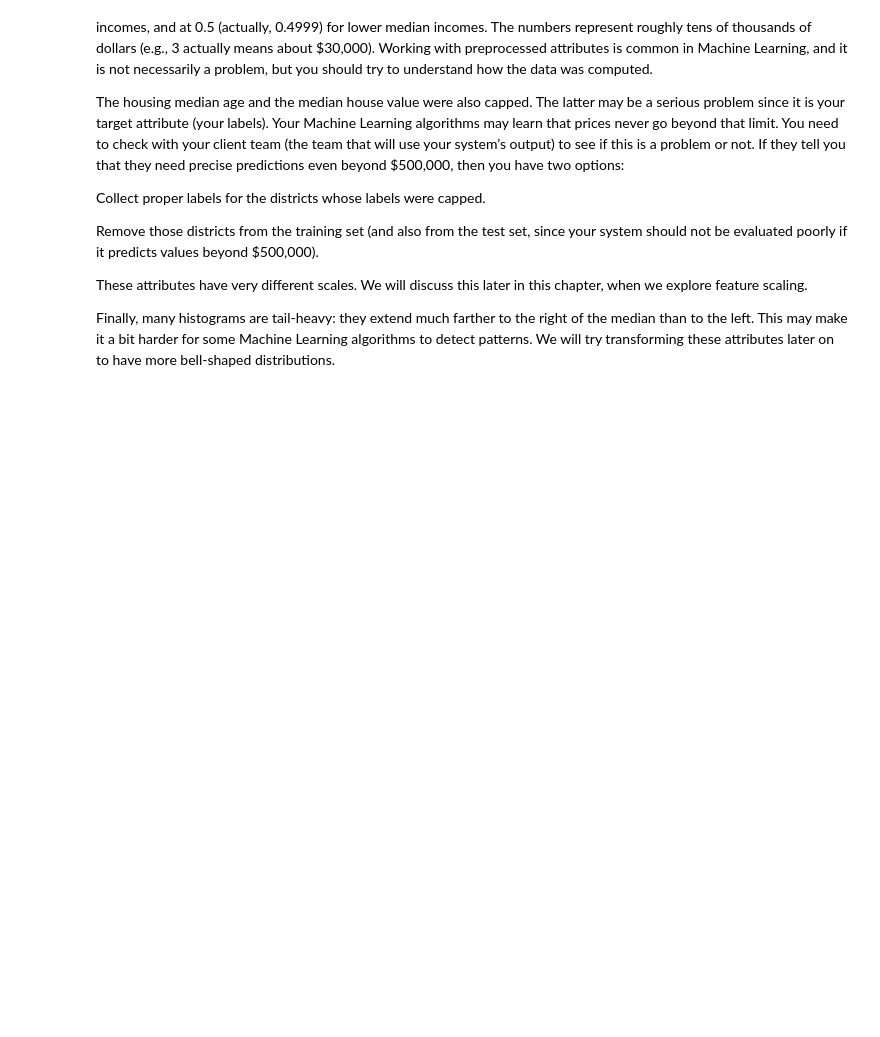
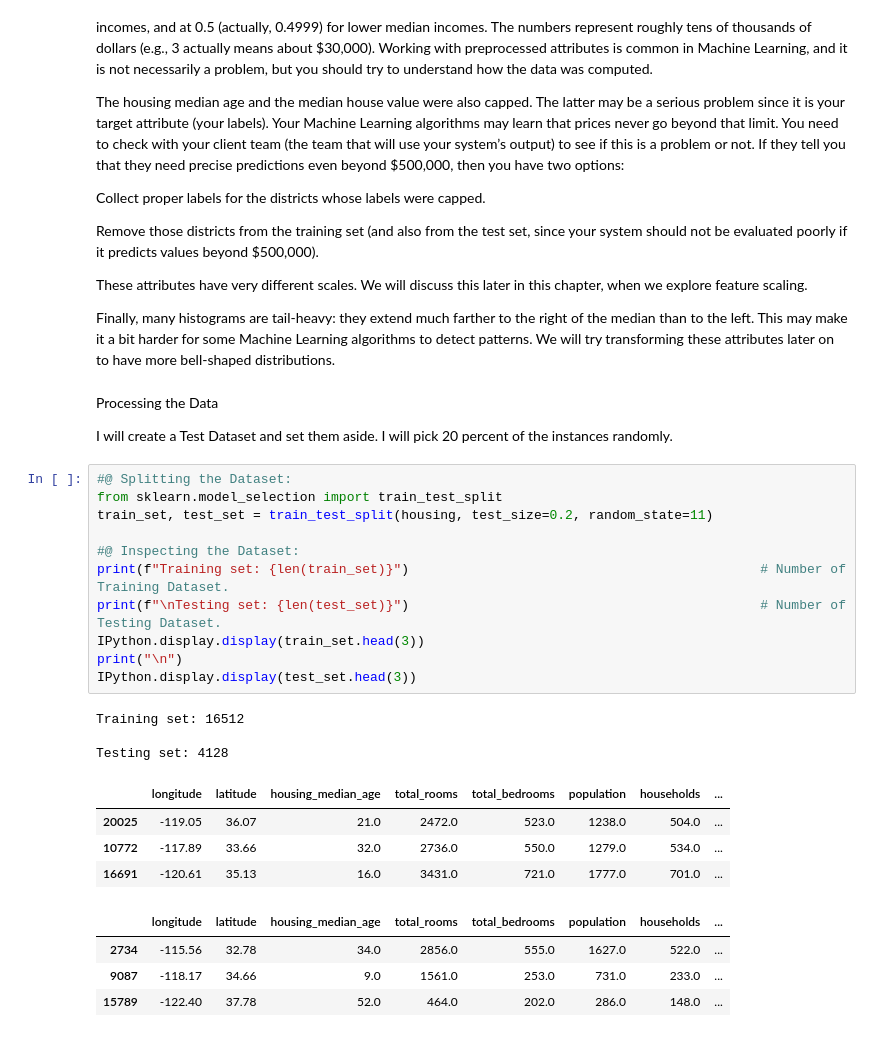
Before and after one commit to andysingal/CaliforniaHousing_Prices, a Jupyter notebook: Cali_house.ipynb, the cells around one changed output. Saved outputs shown, nothing was run; the diff lists cells and outputs as text; blank space fills up the shorter version.

```diff
--- a/Cali_house.ipynb
+++ b/Cali_house.ipynb
@@ -222,3 +223,30 @@ Remove those districts from the training set (and also from the test set, since
 These attributes have very different scales. We will discuss this later in this chapter, when we explore feature scaling.
 
 Finally, many histograms are tail-heavy: they extend much farther to the right of the median than to the left. This may make it a bit harder for some Machine Learning algorithms to detect patterns. We will try transforming these attributes later on to have more bell-shaped distributions.
+# %% [markdown]
+Processing the Data
+
+I will create a Test Dataset and set them aside. I will pick 20 percent of the instances randomly.
+# %%
+#@ Splitting the Dataset:
+from sklearn.model_selection import train_test_split
+train_set, test_set = train_test_split(housing, test_size=0.2, random_state=11)
+
+#@ Inspecting the Dataset:
+print(f"Training set: {len(train_set)}")                                             # Number of Training Dataset.
+print(f"\nTesting set: {len(test_set)}")                                             # Number of Testing Dataset.
+IPython.display.display(train_set.head(3))
+print("\n")
+IPython.display.display(test_set.head(3))
+# %% [output]
+Training set: 16512
+
+Testing set: 4128
+|  | longitude | latitude | housing_median_age | total_rooms | total_bedrooms | population | households | ... |
+| 20025 | -119.05 | 36.07 | 21.0 | 2472.0 | 523.0 | 1238.0 | 504.0 | ... |
+| 10772 | -117.89 | 33.66 | 32.0 | 2736.0 | 550.0 | 1279.0 | 534.0 | ... |
+| 16691 | -120.61 | 35.13 | 16.0 | 3431.0 | 721.0 | 1777.0 | 701.0 | ... |
+|  | longitude | latitude | housing_median_age | total_rooms | total_bedrooms | population | households | ... |
+| 2734 | -115.56 | 32.78 | 34.0 | 2856.0 | 555.0 | 1627.0 | 522.0 | ... |
+| 9087 | -118.17 | 34.66 | 9.0 | 1561.0 | 253.0 | 731.0 | 233.0 | ... |
+| 15789 | -122.40 | 37.78 | 52.0 | 464.0 | 202.0 | 286.0 | 148.0 | ... |
```
Also changed, not shown: parts of 4 cells of this notebook.
